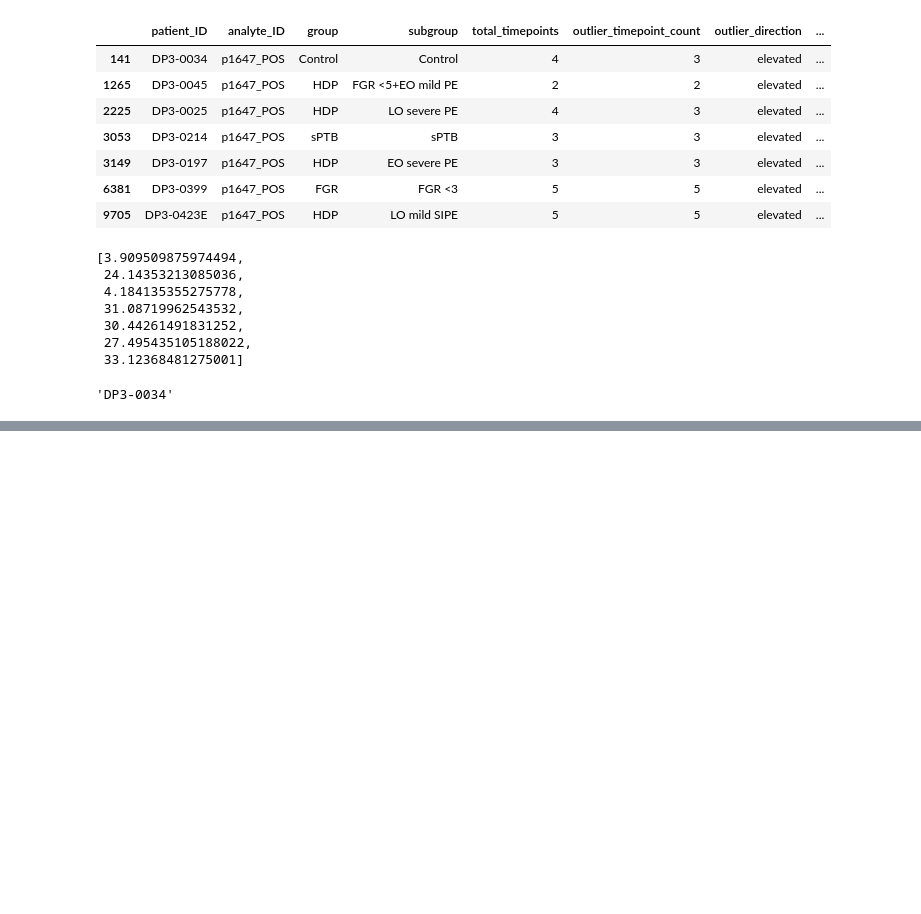
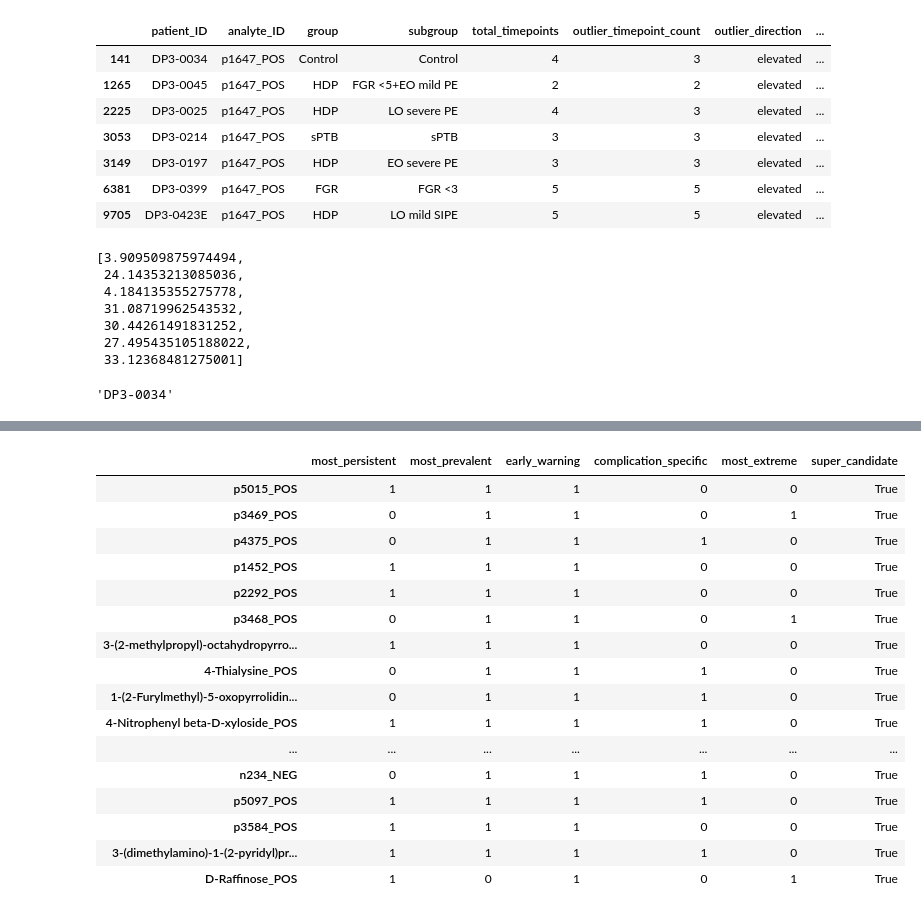
Before and after one commit to spiekos/PiekosLab, a Jupyter notebook: kaylaxu/MTBL_MAD.ipynb, the cells around one changed output, grey strips where cells are left out. Saved outputs shown, nothing was run; the diff lists cells and outputs as text; code cells hidden in the pictures; blank space fills up the shorter version.

```diff
--- a/kaylaxu/MTBL_MAD.ipynb
+++ b/kaylaxu/MTBL_MAD.ipynb
@@ -350,0 +385,22 @@ complicationOnly.iloc[0,:]["patient_ID"]
+# %%
+df = pd.read_csv("/Users/kaylaxu/Desktop/data/MAD_analyses/biomarker_summary_crosswalk_plasma.csv", index_col=0)
+# %%
+df.loc[df["super_candidate"],:]
+# %% [output]
+|  | most_persistent | most_prevalent | early_warning | complication_specific | most_extreme | super_candidate |
+| p5015_POS | 1 | 1 | 1 | 0 | 0 | True |
+| p3469_POS | 0 | 1 | 1 | 0 | 1 | True |
+| p4375_POS | 0 | 1 | 1 | 1 | 0 | True |
+| p1452_POS | 1 | 1 | 1 | 0 | 0 | True |
+| p2292_POS | 1 | 1 | 1 | 0 | 0 | True |
+| p3468_POS | 0 | 1 | 1 | 0 | 1 | True |
+| 3-(2-methylpropyl)-octahydropyrro... | 1 | 1 | 1 | 0 | 0 | True |
+| 4-Thialysine_POS | 0 | 1 | 1 | 1 | 0 | True |
+| 1-(2-Furylmethyl)-5-oxopyrrolidin... | 0 | 1 | 1 | 1 | 0 | True |
+| 4-Nitrophenyl beta-D-xyloside_POS | 1 | 1 | 1 | 1 | 0 | True |
+| ... | ... | ... | ... | ... | ... | ... |
+| n234_NEG | 0 | 1 | 1 | 1 | 0 | True |
+| p5097_POS | 1 | 1 | 1 | 1 | 0 | True |
+| p3584_POS | 1 | 1 | 1 | 0 | 0 | True |
+| 3-(dimethylamino)-1-(2-pyridyl)pr... | 1 | 1 | 1 | 1 | 0 | True |
+| D-Raffinose_POS | 1 | 0 | 1 | 0 | 1 | True |
```
Also changed, not shown: parts of 14 cells of this notebook, 1 other file.
